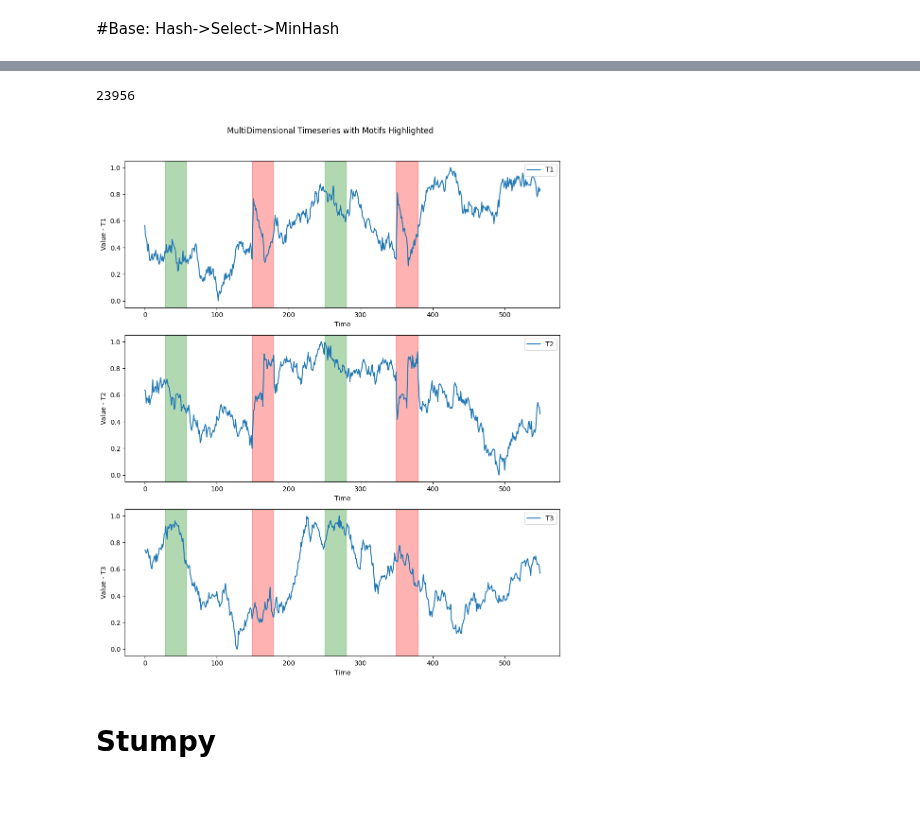
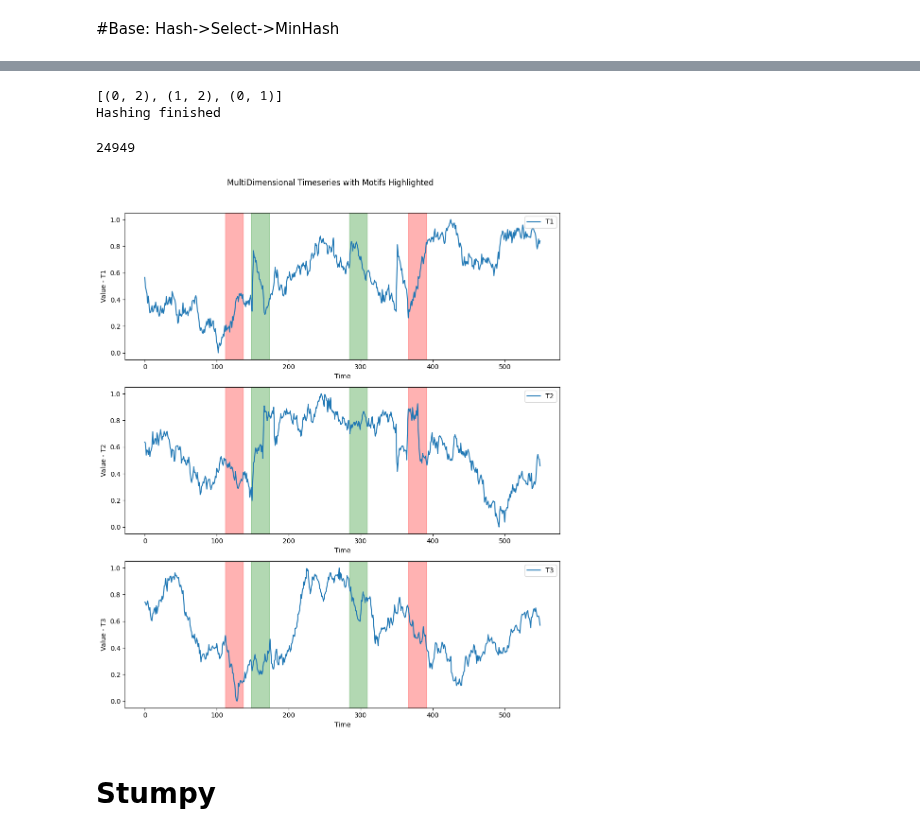
Before and after one commit to aidaLabDEI/LEIT-motifs, a Jupyter notebook: Motif_Discovery.ipynb, the cells around one changed output, grey strips where cells are left out. Saved outputs shown, nothing was run; the diff lists cells and outputs as text; code cells hidden in the pictures; blank space fills up the shorter version.

```diff
--- a/Motif_Discovery.ipynb
+++ b/Motif_Discovery.ipynb
@@ -58,7 +58,7 @@ def z_normalized_euclidean_distance(ts1, ts2, random_indices):
     return np.sum(np.sqrt(sum_sqrd))
 
 def minhash_signature(data, minhasher_seed):
-    minhasher = MinHash(num_perm=128, seed=minhasher_seed)
+    minhasher = MinHash(num_perm=64, seed=minhasher_seed)
     minhasher.update(np.ascontiguousarray(data))
 
     return minhasher.copy()
@@ -604,7 +733,7 @@ timeseries_3d[:, 2] = np.random.rand(100)*200
 
 # Set parameters
 window_size = 6
-lsh_threshold = 0.98
+lsh_threshold = 0.8
 projection_iter = 3
 k = 2
 
@@ -636,7 +765,7 @@ for i, subsequence1 in enumerate(norm):
 print(jaccard_sim)
 
 # Find motifs
-motifs, dist_comp = pmotif_find(timeseries_3d, window_size, projection_iter, k, 2, 4, lsh_threshold)
+motifs, dist_comp = pmotif_find3(timeseries_3d, window_size, projection_iter, k, 2, 4, lsh_threshold, 3, 32)
 motifs = motifs.queue
 print(dist_comp)
 # Plot the original time series and highlight the motifs, find the motifs in all the time series
@@ -670,37 +805,39 @@ plt.show()
 # %%
 #@title Example 2 - Priority
 df = pd.read_csv("https://zenodo.org/record/4328047/files/toy.csv?download=1")
 ts_test = df.to_numpy()
 
 # Set parameters
-window_size = 30
-lsh_threshold = 0.8
+window_size = 25
+lsh_threshold = 0.80
 projection_iter = 3
-k = 5
+k = 3
 proj= 2
 colors = ["red", "green", "blue", "pink", "cyan"]
 
-motifs, distance_comp = pmotif_find(ts_test, window_size, projection_iter, k, proj, 8,lsh_threshold)
+motifs, distance_comp = pmotif_find(ts_test, window_size, projection_iter, k, proj, 10,lsh_threshold, 3, 32)
 print(distance_comp)
 motifs = motifs.queue
 fig, axs = plt.subplots(3, 1, figsize=(10, 12))
 for i, dimension in enumerate(df.columns):
     axs[i].plot(df[dimension], label=dimension)
     axs[i].set_xlabel("Time")
     axs[i].set_ylabel(f"Value - {dimension}")
     axs[i].legend()
 
     for idx, motif in enumerate(motifs):
         # Highlight the motifs in all dimensions
         for m in motif[1][1]:
             axs[i].axvspan(m, m + window_size, color=colors[idx], alpha=0.3)
 
 plt.suptitle("MultiDimensional Timeseries with Motifs Highlighted")
 plt.tight_layout(rect=[0, 0, 1, 0.96])
 plt.show()
 # %% [output]
-23956
+[(0, 2), (1, 2), (0, 1)]
+Hashing finished
+24949
-[figure, old version]
+[figure, new version]
 # %% [markdown]
 # Stumpy
 # %%
```
Also changed, not shown: parts of 6 cells of this notebook.
